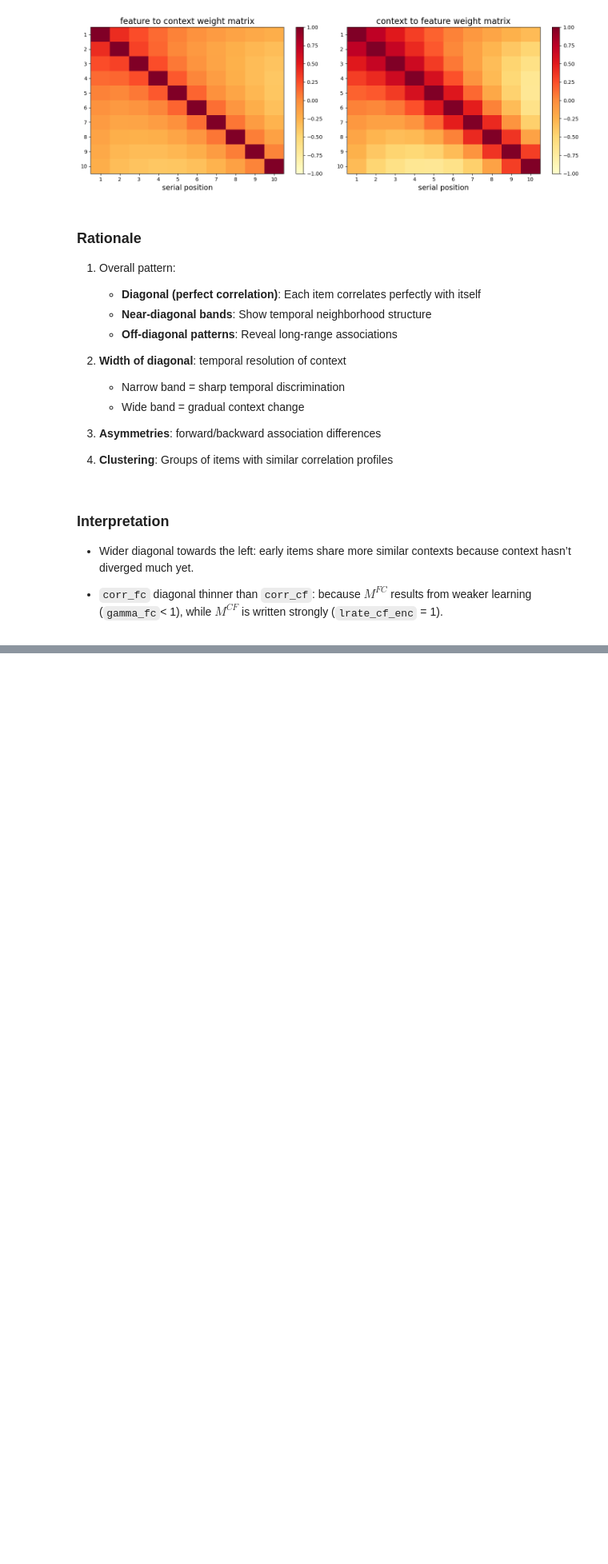
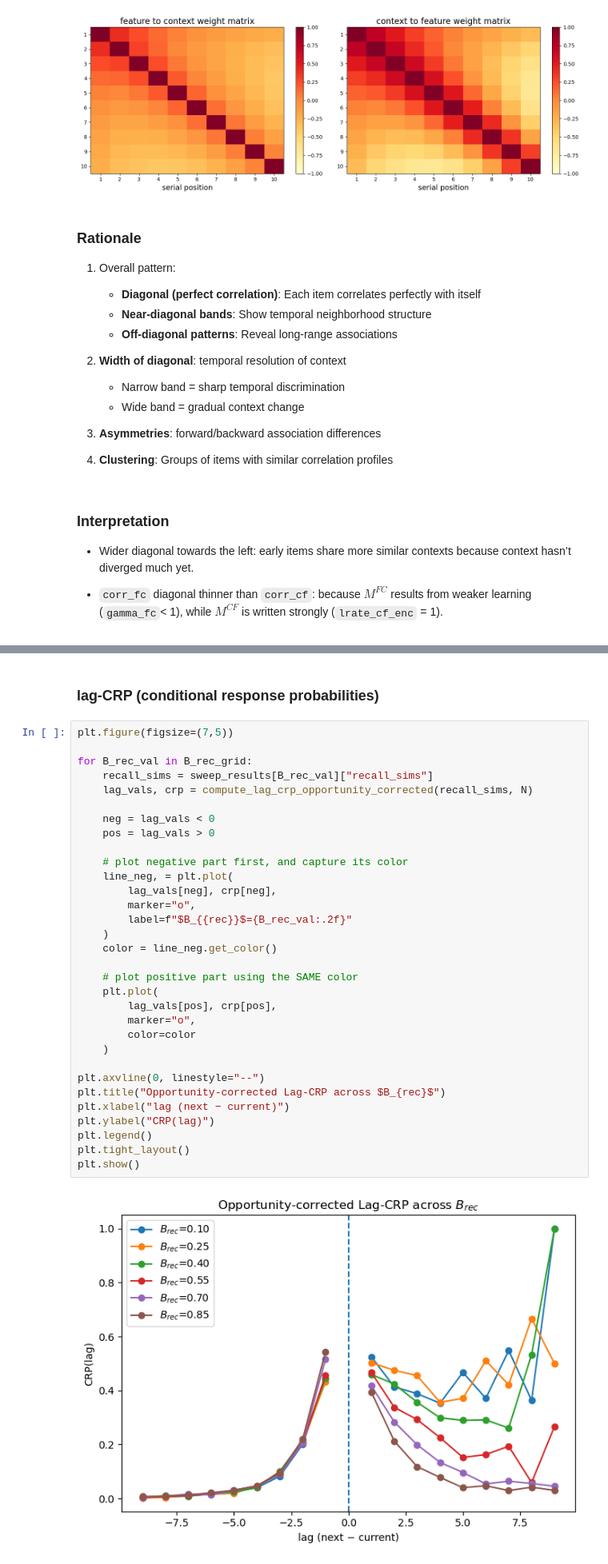
Before and after one commit to beaverjuly/PTSD_MemorySegmentation, a Jupyter notebook: external/CMR_SEM/CMR_SEM_annotated.ipynb, the cells around one changed output, grey strips where cells are left out. Shown at 80% size. Saved outputs shown, nothing was run; the diff lists cells and outputs as text; blank space fills up the shorter version.

```diff
--- a/external/CMR_SEM/CMR_SEM_annotated.ipynb
+++ b/external/CMR_SEM/CMR_SEM_annotated.ipynb
@@ -896,0 +1308,36 @@ plt.show()
+# %% [markdown]
+### lag-CRP (conditional response probabilities)
+# %%
+plt.figure(figsize=(7,5))
+
+for B_rec_val in B_rec_grid:
+    recall_sims = sweep_results[B_rec_val]["recall_sims"]
+    lag_vals, crp = compute_lag_crp_opportunity_corrected(recall_sims, N)
+
+    neg = lag_vals < 0
+    pos = lag_vals > 0
+
+    # plot negative part first, and capture its color
+    line_neg, = plt.plot(
+        lag_vals[neg], crp[neg],
+        marker="o",
+        label=f"$B_{{rec}}$={B_rec_val:.2f}"
+    )
+    color = line_neg.get_color()
+
+    # plot positive part using the SAME color
+    plt.plot(
+        lag_vals[pos], crp[pos],
+        marker="o",
+        color=color
+    )
+
+plt.axvline(0, linestyle="--")
+plt.title("Opportunity-corrected Lag-CRP across $B_{rec}$")
+plt.xlabel("lag (next − current)")
+plt.ylabel("CRP(lag)")
+plt.legend()
+plt.tight_layout()
+plt.show()
+# %% [output]
+[figure, added]
```
Also changed, not shown: parts of 26 cells of this notebook.
